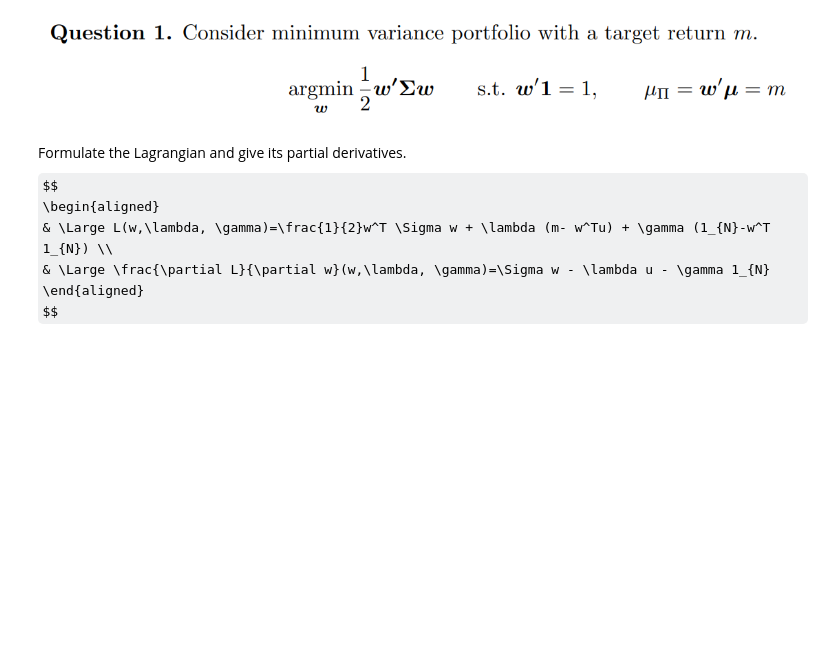
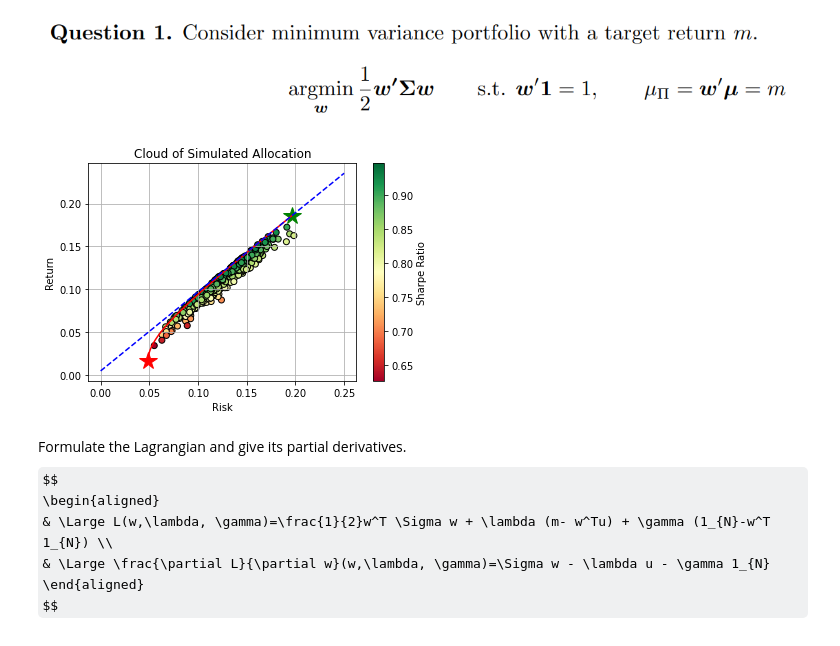
Before and after one commit to 15151874182/CQF, a Jupyter notebook: Exam1/Exam1.ipynb, the cells around one changed output. Cells and saved outputs as stored; diff of their text form; code cells hidden in the pictures; some formulas as TeX source; blank space fills up the shorter version.

```diff
--- a/Exam1/Exam1.ipynb
+++ b/Exam1/Exam1.ipynb
@@ -72,35 +72,37 @@ class Portfolio():
         plt.colorbar(plt.scatter(std_port_list, u_port_list, c=np.array(u_port_list) / np.array(std_port_list),
                                 marker='o', cmap='RdYlGn', edgecolors='black'), label='Sharpe Ratio')
         plt.plot(wg_std_port, wg_u_port, 'r*', markersize=18)
         plt.plot(wt_std_port, wt_u_port, 'g*', markersize=18)
         plt.plot(std_list1, u_list1, 'r-')
         plt.plot(std_list2, u_list2, 'b--')
-        plt.xlim(0, 0.25)
-        plt.ylim(0, 0.25)
+        #plt.xlim(0, 0.25)
+        #plt.ylim(0, 0.25)
         plt.title('Cloud of Simulated Allocation')
         plt.xlabel('Risk')
         plt.ylabel('Return')
         plt.grid('True')
 
 
 
 if __name__=='__main__':
     r=0.005
     u=np.array([0.02,0.07,0.15,0.2])
     std=np.array([0.05,0.12,0.17,0.25])
     R=np.array([[1.0, 0.3 ,0.3 ,0.3],
                 [0.3 ,1.0, 0.6, 0.6],
                 [0.3, 0.6 ,1.0 ,0.6],
                 [0.3, 0.6, 0.6, 1.0]])
 
     portfolio=Portfolio(u=u,std=std,R=R)
     w_g, wg_std_port, wg_u_port=portfolio.get_min_var_portfolio()
     # w_star, std_port, u_port=portfolio.get_EF_points(m=0.1,r=0.025)
     w_t, wt_std_port, wt_u_port=portfolio.get_tangency_portfolio(r=r)
     std_port_list, u_port_list=portfolio.generate_samples(N=700)
     portfolio.plot(r=r, std_port_list=std_port_list,u_port_list=u_port_list,
                    wg_std_port=wg_std_port,wg_u_port=wg_u_port,
                    wt_std_port=wt_std_port, wt_u_port=wt_u_port)
+# %% [output]
+[figure, added]
 # %% [markdown]
 Formulate the Lagrangian and give its partial derivatives.
 $$
```
Also changed, not shown: parts of 9 cells of this notebook, 1 other file.
